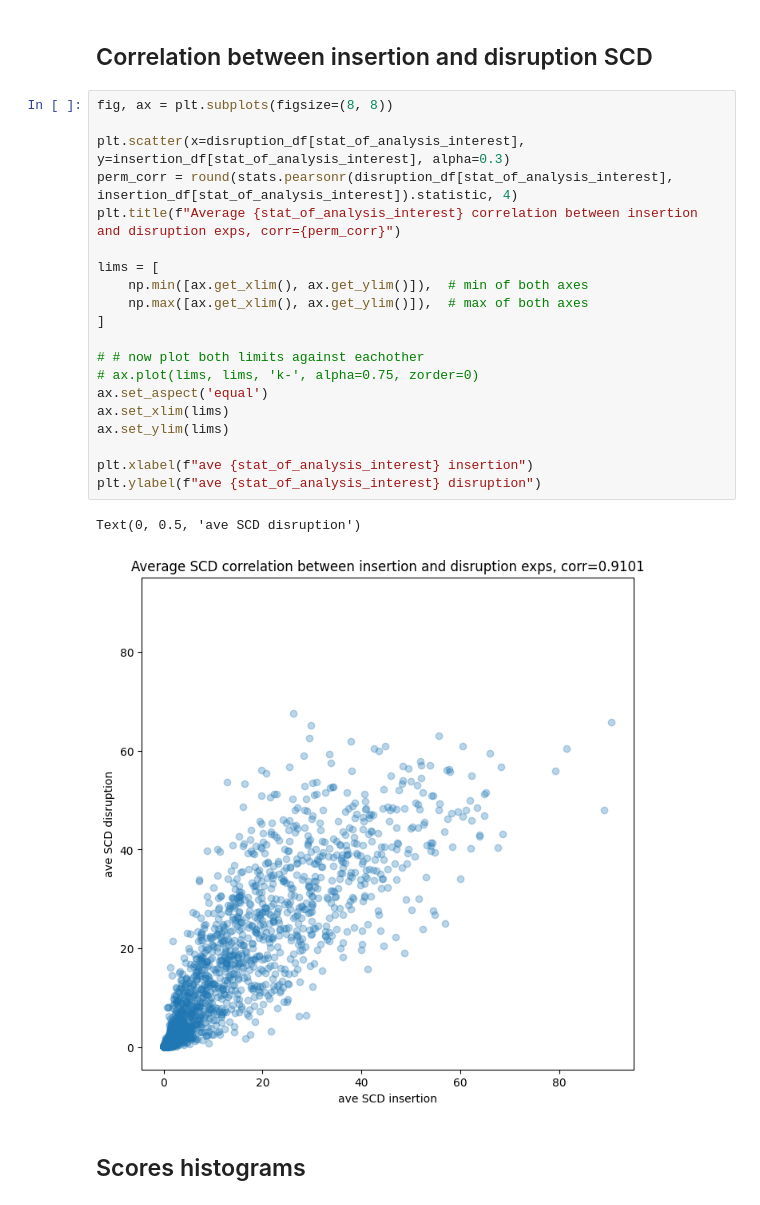
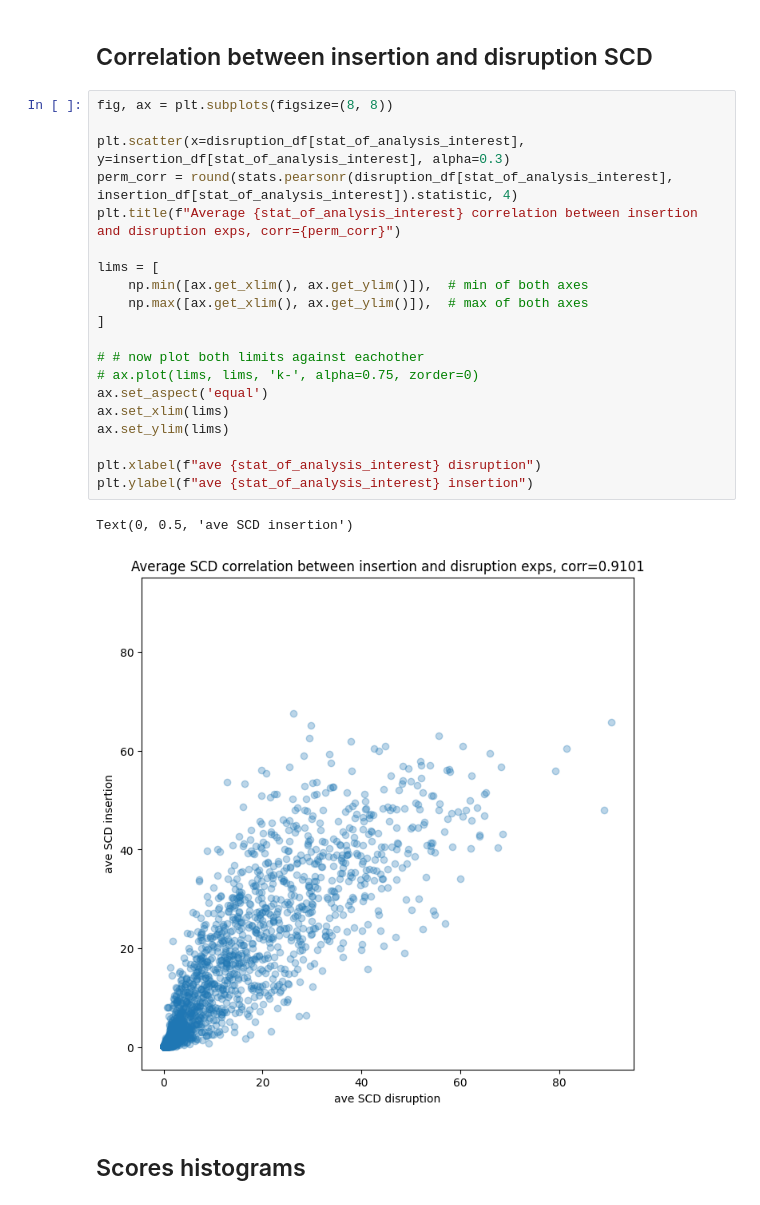
Before and after one commit to Fudenberg-Research-Group/akitaV2-analyses, a Jupyter notebook: experiments/virtual_insertion_singletons/analysis/insertion_disruption_correlation.ipynb, the cells around one changed output. Drawn from its saved outputs; the diff is of its cells as text.

Commit message:
fixing disruption vs insertion plot

```diff
--- a/experiments/virtual_insertion_singletons/analysis/insertion_disruption_correlation.ipynb
+++ b/experiments/virtual_insertion_singletons/analysis/insertion_disruption_correlation.ipynb
@@ -35,26 +35,26 @@ collecting data for SCD
 # %%
 fig, ax = plt.subplots(figsize=(8, 8))
 
 plt.scatter(x=disruption_df[stat_of_analysis_interest], y=insertion_df[stat_of_analysis_interest], alpha=0.3)
 perm_corr = round(stats.pearsonr(disruption_df[stat_of_analysis_interest], insertion_df[stat_of_analysis_interest]).statistic, 4)
 plt.title(f"Average {stat_of_analysis_interest} correlation between insertion and disruption exps, corr={perm_corr}")
 
 lims = [
     np.min([ax.get_xlim(), ax.get_ylim()]),  # min of both axes
     np.max([ax.get_xlim(), ax.get_ylim()]),  # max of both axes
 ]
 
 # # now plot both limits against eachother
 # ax.plot(lims, lims, 'k-', alpha=0.75, zorder=0)
 ax.set_aspect('equal')
 ax.set_xlim(lims)
 ax.set_ylim(lims)
 
-plt.xlabel(f"ave {stat_of_analysis_interest} insertion")
-plt.ylabel(f"ave {stat_of_analysis_interest} disruption")
+plt.xlabel(f"ave {stat_of_analysis_interest} disruption")
+plt.ylabel(f"ave {stat_of_analysis_interest} insertion")
 # %% [output]
-Text(0, 0.5, 'ave SCD disruption')
+Text(0, 0.5, 'ave SCD insertion')
-[figure, old version]
+[figure, new version]
 # %% [markdown]
 ## Scores histograms
 # %%
```
